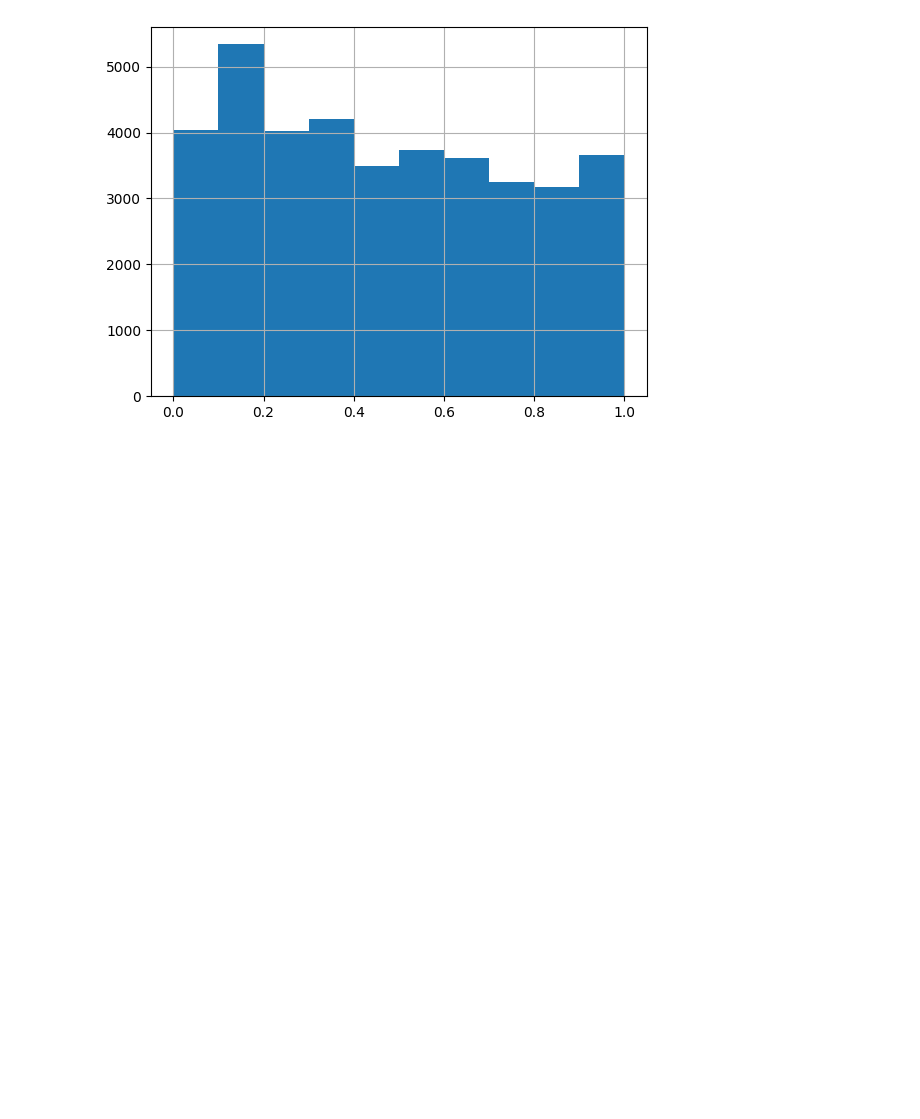
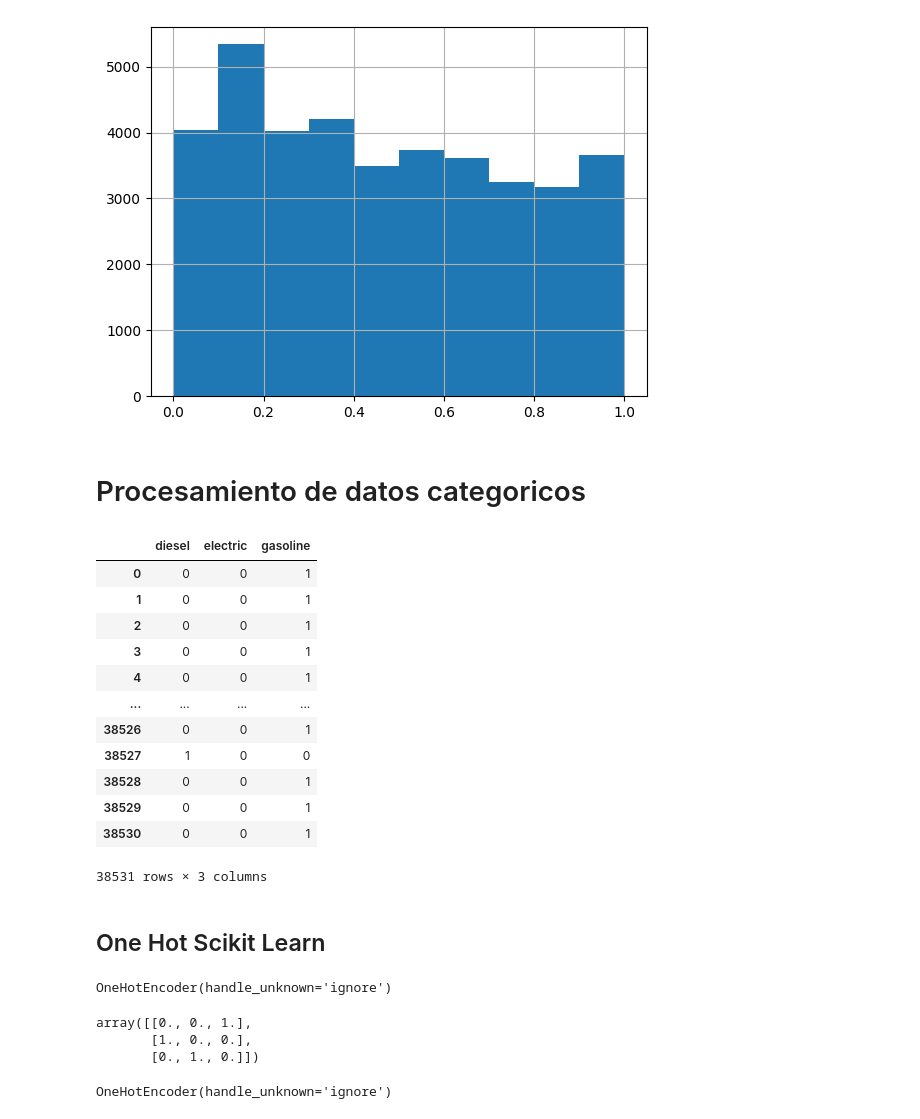
Before and after one commit to jasonssdev/data-science, a Jupyter notebook: descriptive_statistics/notebooks/01-data-type-jssdev.ipynb, the cells around one changed output. Saved outputs shown, nothing was run; the diff lists cells and outputs as text; code cells hidden in the pictures; blank space fills up the shorter version.

Commit message:
encoder

```diff
--- a/descriptive_statistics/notebooks/01-data-type-jssdev.ipynb
+++ b/descriptive_statistics/notebooks/01-data-type-jssdev.ipynb
@@ -355,3 +355,23 @@ df_car.price_usd.apply(lambda x: np.tanh(x/p)).hist()
 # %% [output]
 <Axes: >
 [figure]
+# %% [markdown]
+# Procesamiento de datos categoricos
+# %%
+pd.get_dummies(data=df_car['engine_type']).astype(int)
+# %% [output]
+|  | diesel | electric | gasoline |
+| 0 | 0 | 0 | 1 |
+| 1 | 0 | 0 | 1 |
+| 2 | 0 | 0 | 1 |
+| 3 | 0 | 0 | 1 |
+| 4 | 0 | 0 | 1 |
+| ... | ... | ... | ... |
+| 38526 | 0 | 0 | 1 |
+| 38527 | 1 | 0 | 0 |
+| 38528 | 0 | 0 | 1 |
+| 38529 | 0 | 0 | 1 |
+| 38530 | 0 | 0 | 1 |
+38531 rows × 3 columns
+# %% [markdown]
+## One Hot Scikit Learn
@@ -357,0 +381,14 @@ df_car.price_usd.apply(lambda x: np.tanh(x/p)).hist()
+# %%
+encoder.fit(df_car[['engine_type']].values)
+# %% [output]
+OneHotEncoder(handle_unknown='ignore')
+# %%
+encoder.transform([['gasoline'], ['diesel'], ['electric']]).toarray()
+# %% [output]
+array([[0., 0., 1.],
+       [1., 0., 0.],
+       [0., 1., 0.]])
+# %%
+encoder.fit(df_car[['year_produced']].values)
+# %% [output]
+OneHotEncoder(handle_unknown='ignore')
```
Also changed, not shown: parts of 3 cells of this notebook.
